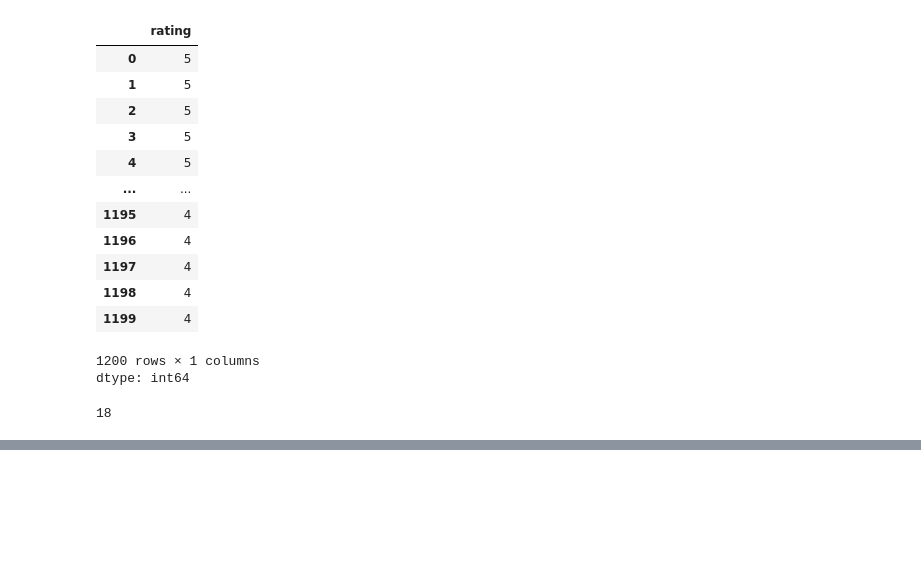
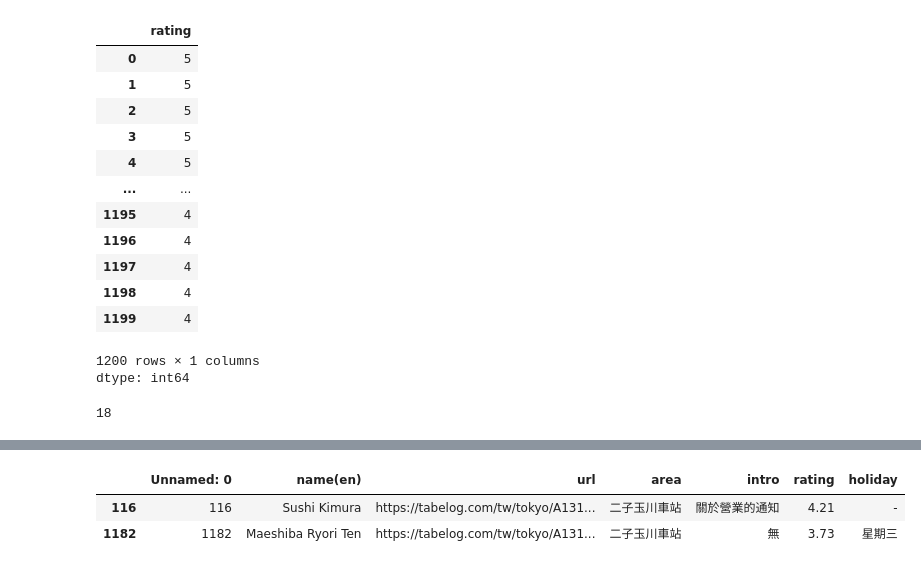
Before and after one commit to kamian-chris/20241224-AI, a Jupyter notebook: 0113_01.ipynb, the cells around one changed output, grey strips where cells are left out. Saved outputs shown, nothing was run; the diff lists cells and outputs as text; code cells hidden in the pictures; blank space fills up the shorter version.

```diff
--- a/0113_01.ipynb
+++ b/0113_01.ipynb
@@ -259,0 +293,26 @@ func(1)(6, 9)
+# %%
+# 我先用自訂函式，來將 字串 轉換為 True/False (因為之後 條件 篩選需與 index 數量相等)
+def func(s):
+  if "惠比壽車站" in s:
+    return True
+  else:
+    return False
+# 然後用這個 新函式，跟別的條件，創造 fil(篩選)(篩選需與 index 數量相等)
+fil = (df["area"].apply(func)) & (df["rating"].astype("float") >= 3.9)
+# 最後用 df(整個文件)[ fil(篩選) ]
+df[fil]
+# %%
+# s 是值, name 是參數
+def func(s, name):
+  if name in s:
+    return True
+  else:
+    return False
+
+# 在.apply(func, 加值 -> args=["字串"](記得用中括號) )
+fil = df["area"].apply(func, args=["二子玉川車站"])
+df[fil]
+# %% [output]
+|  | Unnamed: 0 | name(en) | url | area | intro | rating | holiday |
+| 116 | 116 | Sushi Kimura | https://tabelog.com/tw/tokyo/A131... | 二子玉川車站 | 關於營業的通知 | 4.21 | - |
+| 1182 | 1182 | Maeshiba Ryori Ten | https://tabelog.com/tw/tokyo/A131... | 二子玉川車站 | 無 | 3.73 | 星期三 |
```
Also changed, not shown: parts of 2 cells of this notebook.
